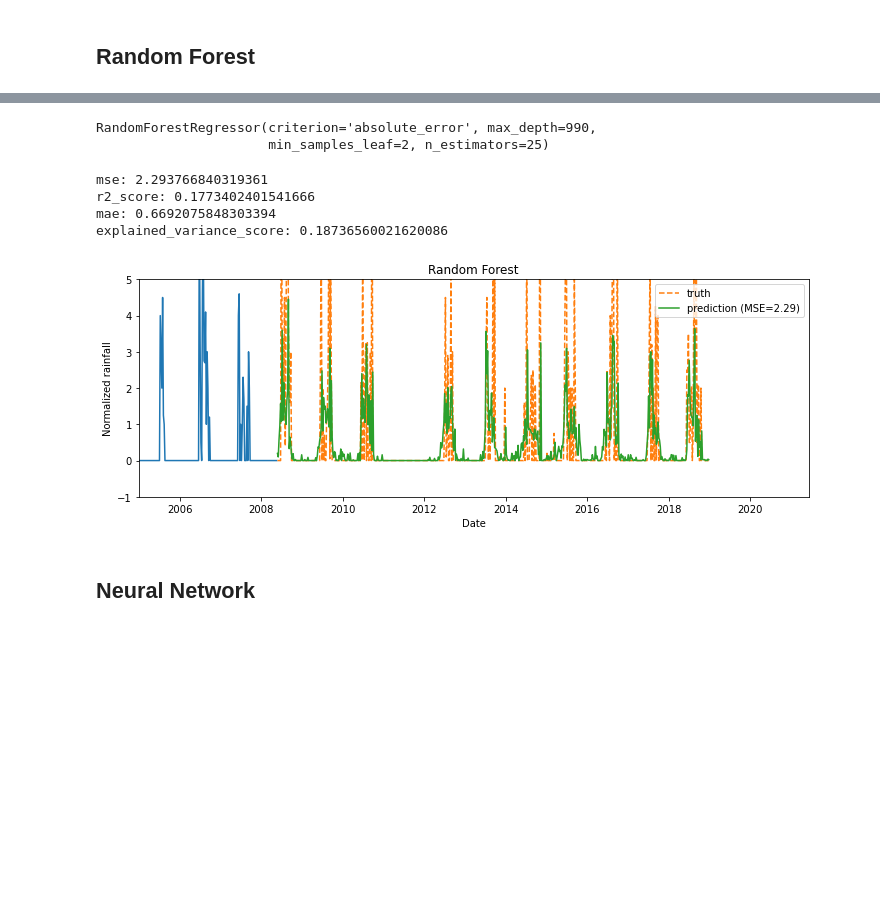
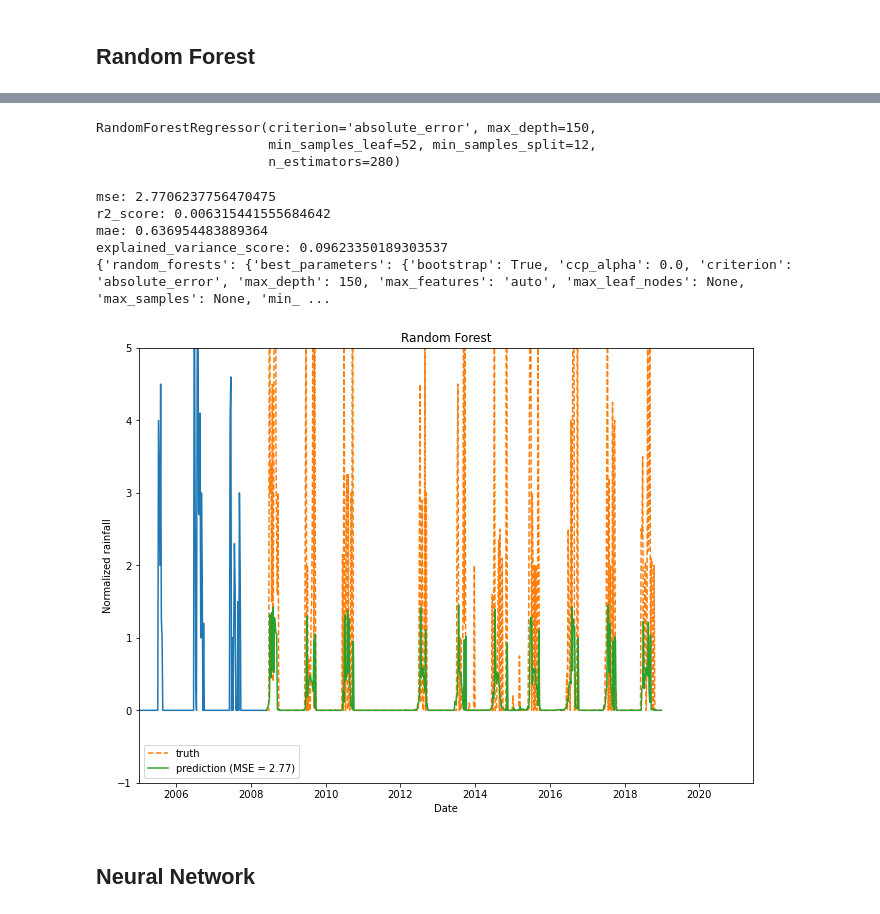
Before and after one commit to rodoart/rainfall, a Jupyter notebook: notebooks/3.1_rainfall-monthly_predictions.ipynb, the cells around one changed output, grey strips where cells are left out. Cells and saved outputs as stored; diff of their text form; code cells hidden in the pictures; blank space fills up the shorter version.

```diff
--- a/notebooks/3.1_rainfall-monthly_predictions.ipynb
+++ b/notebooks/3.1_rainfall-monthly_predictions.ipynb
@@ -219,22 +128,3 @@ def store_metrics_json(model_name, best_parameters, y_val, y_predict, y_prob=Non
-# %%
-def plot_model(y_train, y_test, y_val, y_predict, title, mse, xlabel = None,
-               ylabel = None):
-  fig, ax = plt.subplots(figsize=(12, 4))
-  ax.plot(y_train.append(y_test))
-  ax.plot(y_val , label='truth', linestyle='--',)
-  ax.plot(y_val.index, y_predict,  label="prediction (MSE={:0.2f})".format(mse))
-
-  ax.set_xlim(datetime(year=2005, month=1, day=1))
-  ax.set_ylim(-1,5)
-
-  if xlabel:
-    ax.set_xlabel(xlabel)
-
-  if ylabel:
-    ax.set_ylabel(ylabel)
-
-  ax.legend()
-  ax.set_title(title)
 # %%
 def plot_history(history):
 
@@ -272,10 +162,10 @@ def model_rf_load(hp):
 # %%
 tuner = kt.tuners.Sklearn(
     oracle = kt.oracles.BayesianOptimization(
-        objective= kt.Objective('score', 'max'),
+        objective= kt.Objective('score', 'min'),
         max_trials=100),
     scoring = skl.metrics.make_scorer(skl.metrics.mean_absolute_error),
     cv = skl.model_selection.TimeSeriesSplit(),
     hypermodel= model_rf_load,
-    directory= local_dir('models'),
+    directory= local_dir('models',STATE.lower(),MUNICIPALITY.lower()),
     project_name='random_forest_regression')
@@ -293,11 +180,13 @@ Total elapsed time: 00h 13m 14s
 INFO:tensorflow:Oracle triggered exit
 # %%
 pickle.dump(tuner.get_best_models()[0],
-            open(local_dir('models','random_forest.sav'), 'wb'))
+            open(local_dir('models',STATE.lower(),MUNICIPALITY.lower(),
+                           'random_forest.sav'), 'wb'))
 tuner.get_best_models()[0]
 # %% [output]
-RandomForestRegressor(criterion='absolute_error', max_depth=990,
-                      min_samples_leaf=2, n_estimators=25)
+RandomForestRegressor(criterion='absolute_error', max_depth=150,
+                      min_samples_leaf=52, min_samples_split=12,
+                      n_estimators=280)
 # %%
 y_predict_rainfall = tuner.get_best_models()[0].predict(
       train_test_val_dict['rainfall']['x']['validation'])
@@ -307,23 +196,26 @@ model_name = "random_forests"
 model_summary = store_metrics_json(model_name,
                                    best_parameters,
                                    train_test_val_dict['rainfall']['y']['validation'],
-                                   y_predict_rainfall)
+                                   y_predict_rainfall,
+                                   state = STATE.lower(),
+                                   municipality = MUNICIPALITY.lower())
 # %% [output]
-mse: 2.293766840319361
-r2_score: 0.1773402401541666
-mae: 0.6692075848303394
-explained_variance_score: 0.18736560021620086
+mse: 2.7706237756470475
+r2_score: 0.006315441555684642
+mae: 0.636954483889364
+explained_variance_score: 0.09623350189303537
+{'random_forests': {'best_parameters': {'bootstrap': True, 'ccp_alpha': 0.0, 'criterion': 'absolute_error', 'max_depth': 150, 'max_features': 'auto', 'max_leaf_nodes': None, 'max_samples': None, 'min_ ...
 # %%
 plot_model(train_test_val_dict['rainfall']['y']['train'],
            train_test_val_dict['rainfall']['y']['test'],
            train_test_val_dict['rainfall']['y']['validation'],
            y_predict_rainfall,
            'Random Forest',
-           model_summary[model_name]['mse'],
+           ['MSE',model_summary[model_name]['mse']],
            xlabel = 'Date',
            ylabel = 'Normalized rainfall')
 # %% [output]
-[figure, old version]
+[figure, new version]
 # %% [markdown]
 ## Neural Network
 # %%
```
Also changed, not shown: parts of 24 cells of this notebook, 15 other files.
